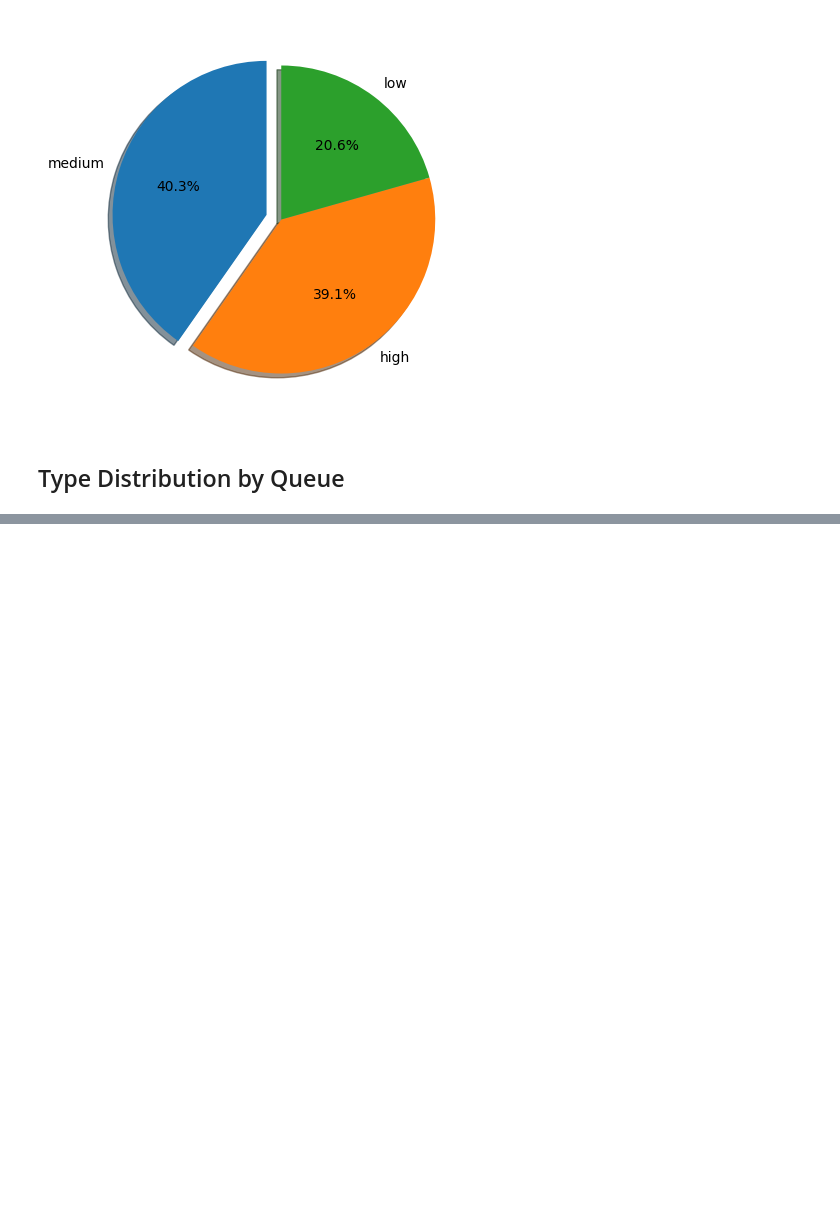
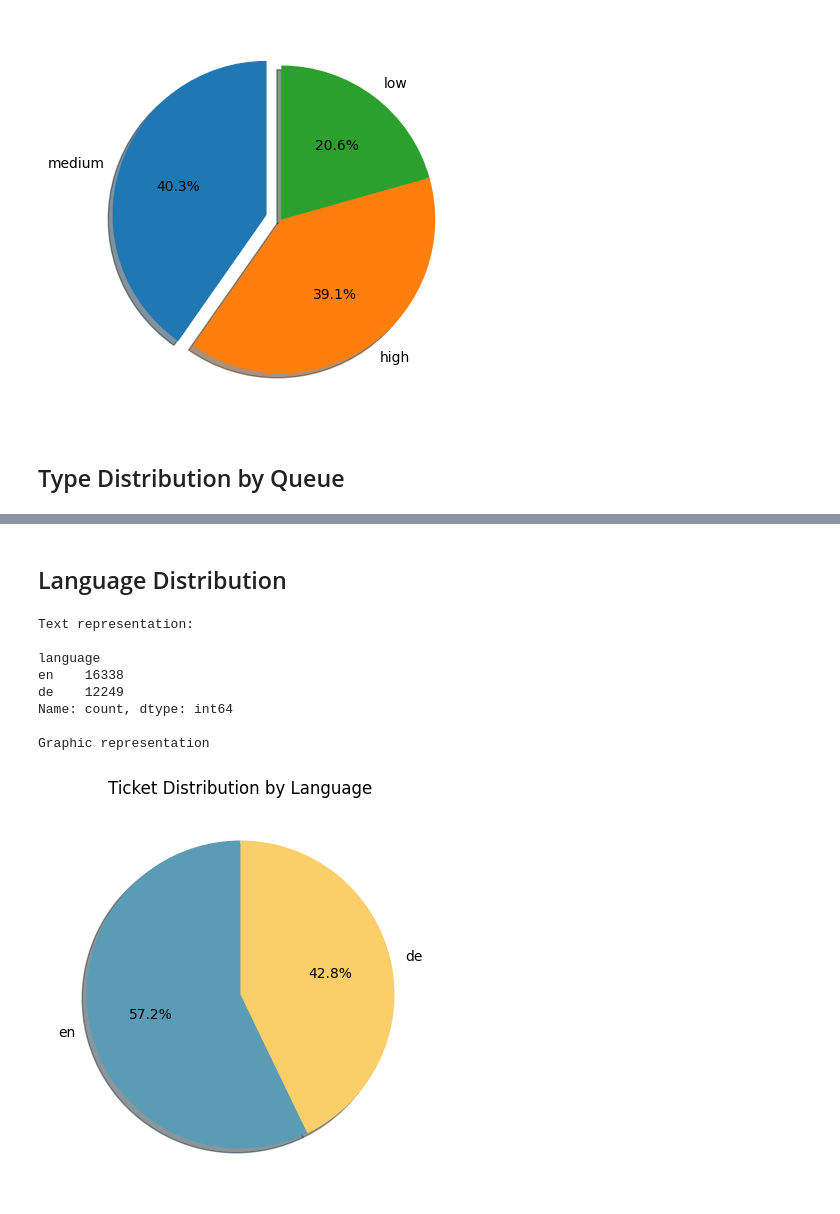
Before and after one commit to janoantelo7/IT-ticket-classifier, a Jupyter notebook: notebooks/it-ticket-classifier.ipynb, the cells around one changed output, grey strips where cells are left out. Saved outputs shown, nothing was run; the diff lists cells and outputs as text; code cells hidden in the pictures; blank space fills up the shorter version.

```diff
--- a/notebooks/it-ticket-classifier.ipynb
+++ b/notebooks/it-ticket-classifier.ipynb
@@ -227,0 +230,29 @@ plt.show()
+# %% [markdown]
+## Language Distribution
+# %%
+tickets_per_language = df_original["language"].value_counts()
+
+print("Text representation:\n")
+print(tickets_per_language)
+
+print("\nGraphic representation")
+
+custom_colors = ["#5A9CB5", "#FACE68"]
+
+fig, ax = plt.subplots(figsize=(10, 5))
+
+ax.pie(tickets_per_language.values, labels=tickets_per_language.index,
+       autopct='%1.1f%%', startangle=90, shadow=True, colors=custom_colors)
+
+plt.title("Ticket Distribution by Language")
+plt.show()
+# %% [output]
+Text representation:
+
+language
+en    16338
+de    12249
+Name: count, dtype: int64
+
+Graphic representation
+[figure, added]
```
Also changed, not shown: parts of 1 cell of this notebook.
